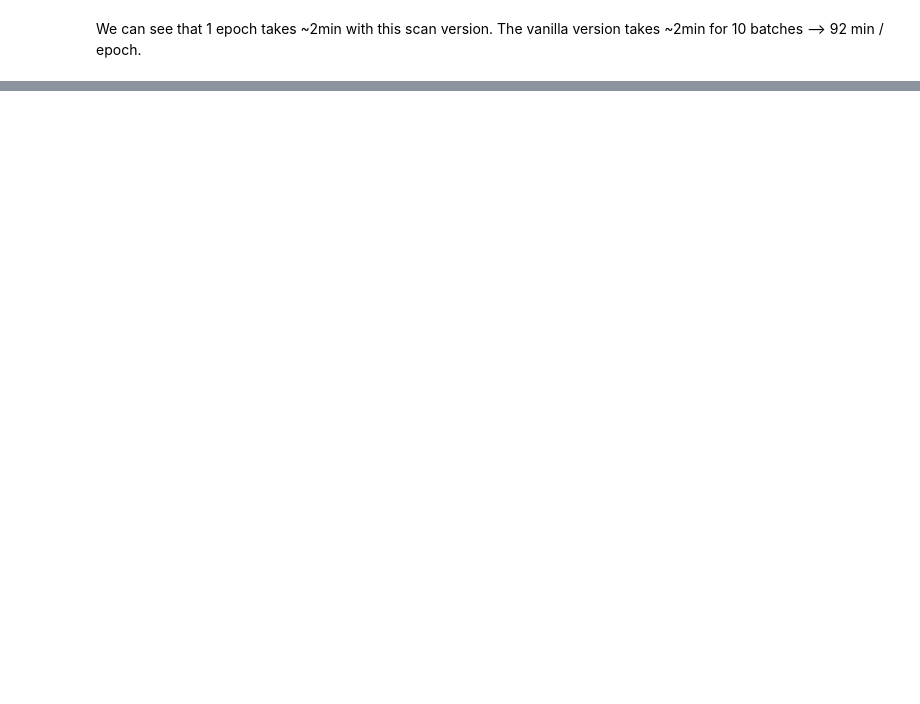
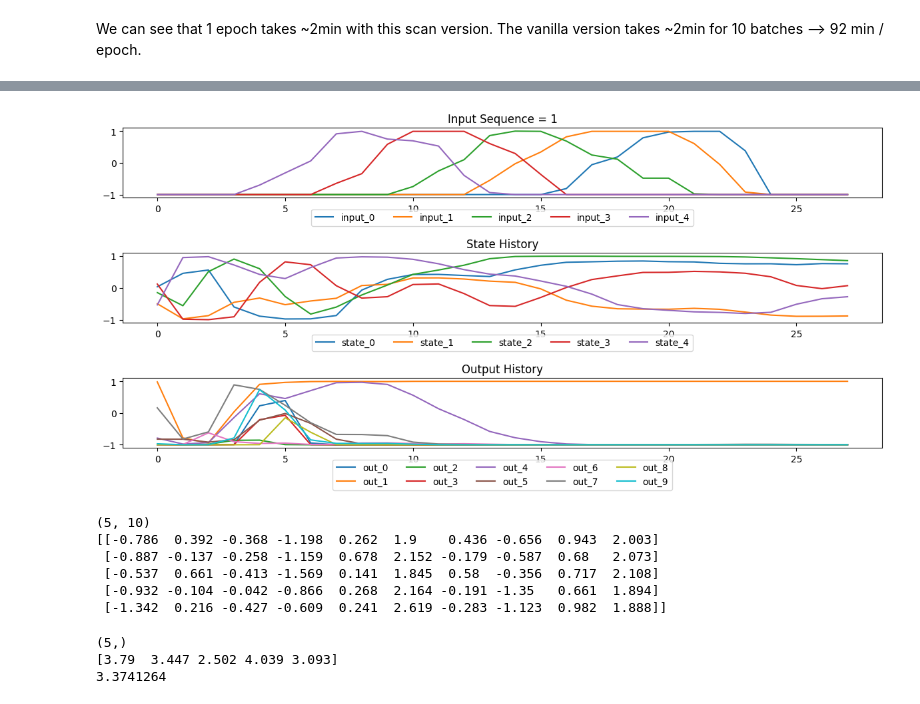
Before and after one commit to TristanTorchet/LearningJAX, a Jupyter notebook: Flax/flax1e_scanSRN.ipynb, the cells around one changed output, grey strips where cells are left out. Drawn from its saved outputs; the diff is of its cells as text; code cells hidden in the pictures; blank space fills up the shorter version.

```diff
--- a/Flax/flax1e_scanSRN.ipynb
+++ b/Flax/flax1e_scanSRN.ipynb
@@ -306,0 +251,4 @@ Error:
+# %%
+plot_dynamics(srn, state.params, batch_x, batch_y, dataset_version=DATASET_VERSION, id_sample=2)
+# %% [output]
+[figure, added]
@@ -306,0 +257,22 @@ Error:
+# %%
+y = out_hist.mean(axis=1)
+print(y.shape)
+assert y.shape == (5, 10)
+print(y)
+# %% [output]
+(5, 10)
+[[-0.786  0.392 -0.368 -1.198  0.262  1.9    0.436 -0.656  0.943  2.003]
+ [-0.887 -0.137 -0.258 -1.159  0.678  2.152 -0.179 -0.587  0.68   2.073]
+ [-0.537  0.661 -0.413 -1.569  0.141  1.845  0.58  -0.356  0.717  2.108]
+ [-0.932 -0.104 -0.042 -0.866  0.268  2.164 -0.191 -1.35   0.661  1.894]
+ [-1.342  0.216 -0.427 -0.609  0.241  2.619 -0.283 -1.123  0.982  1.888]]
+# %%
+one_hot = jax.nn.one_hot(batch_y[:5], 10)
+loss = optax.softmax_cross_entropy(logits=y, labels=one_hot)
+print(loss.shape)
+print(loss)
+print(loss.mean())
+# %% [output]
+(5,)
+[3.79  3.447 2.502 4.039 3.093]
+3.3741264
```
Also changed, not shown: parts of 19 cells of this notebook, 1 other file.
